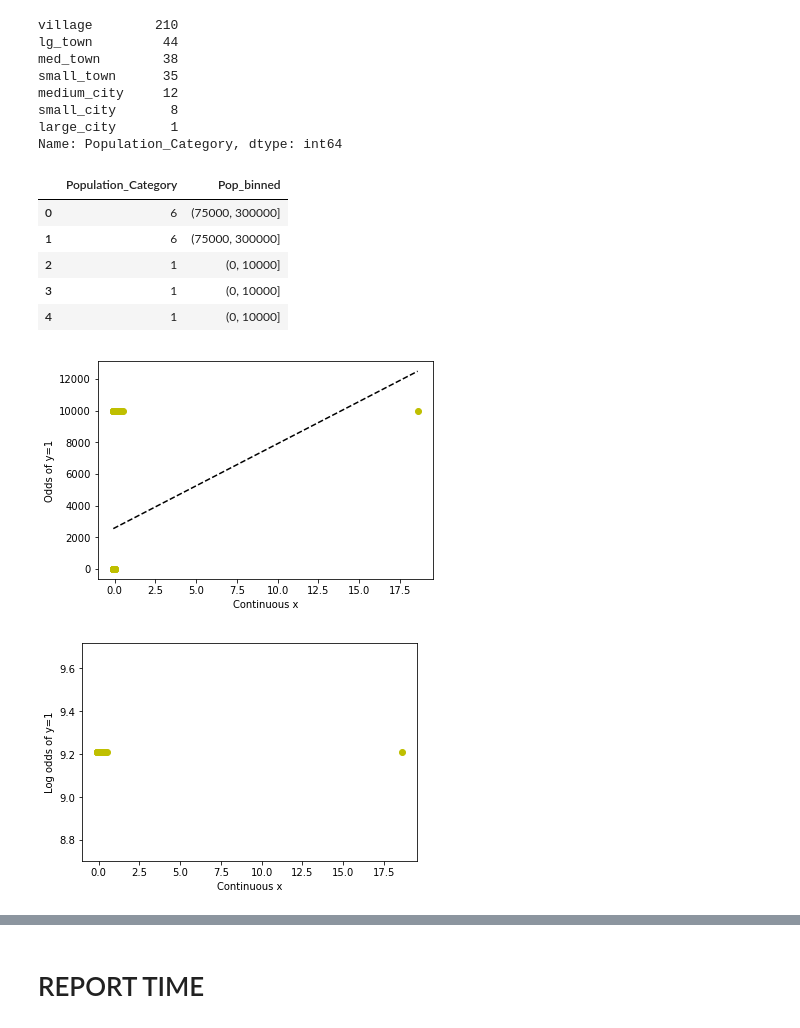
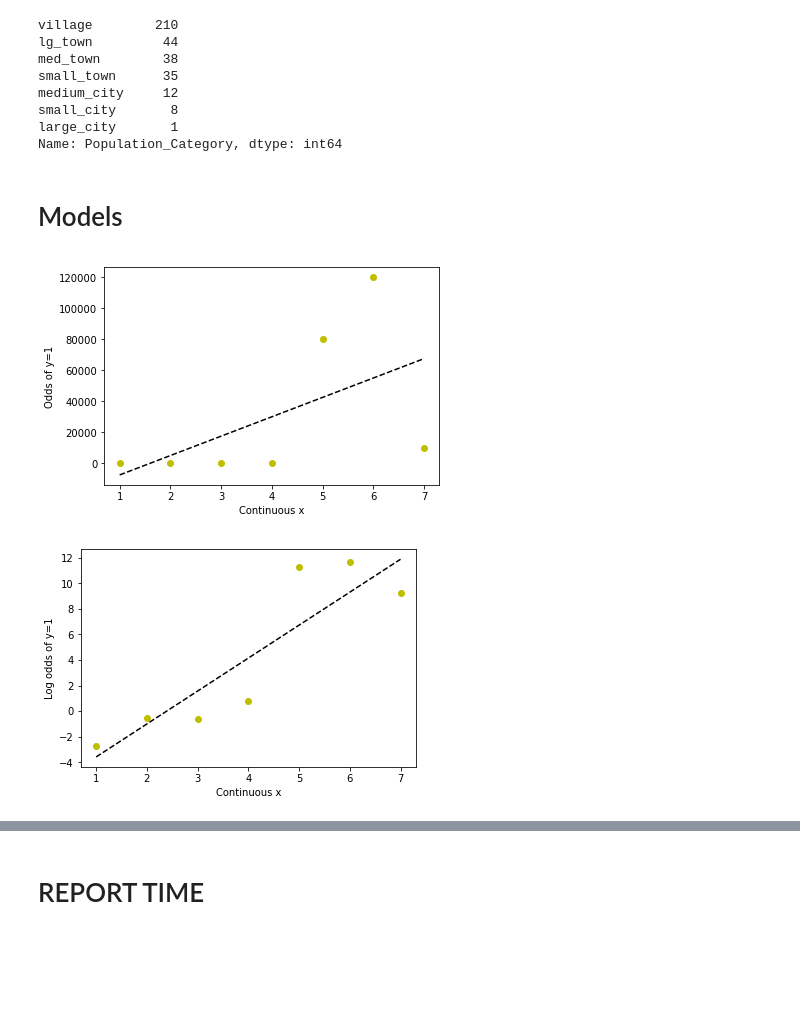
Before and after one commit to Schmidt8181/LogisticRegression, a Jupyter notebook: Logistic_Regression_Challenge.ipynb, the cells around one changed output, grey strips where cells are left out. Saved outputs shown, nothing was run; the diff lists cells and outputs as text; code cells hidden in the pictures; blank space fills up the shorter version.

```diff
--- a/Logistic_Regression_Challenge.ipynb
+++ b/Logistic_Regression_Challenge.ipynb
@@ -114,10 +111,6 @@ scaled_crimes['Larceny-\ntheft'] = preprocessing.scale(raw_crimes['Larceny-\nthe
 scaled_crimes['Motor\nvehicle\ntheft'] = preprocessing.scale(raw_crimes['Motor\nvehicle\ntheft'])
 scaled_crimes['Rape'] = preprocessing.scale(raw_crimes['Rape'])
 scaled_crimes['Assault'] = preprocessing.scale(raw_crimes['Assault'])
-# %%
-scaled_crimes.drop(['City'], inplace=True, axis=1)
-# %%
-scaled_crimes.drop(['Assault'], inplace=True, axis=1)
 # %%
 from scipy.stats import mstats
 winsorized_Assault = mstats.winsorize(raw_crimes['Assault'], limits=[0.05, 0.05])
@@ -154,6 +147,18 @@ scaled_crimes['PopXBurglary'] = scaled_crimes['Population'] * scaled_crimes['Bur
 scaled_crimes['PopXLarceny'] = scaled_crimes['Population'] * scaled_crimes['Larceny-\ntheft']
 scaled_crimes['PopXMotorTheft'] = scaled_crimes['Population'] * scaled_crimes['Motor\nvehicle\ntheft']
 scaled_crimes['PopXRape'] = scaled_crimes['Population'] * scaled_crimes['Rape']
+scaled_crimes['RobXMurder'] = scaled_crimes['Robbery'] * scaled_crimes['Murder and\nnonnegligent\nmanslaughter']
+scaled_crimes['RapeXMurder'] = scaled_crimes['Rape'] * scaled_crimes['Murder and\nnonnegligent\nmanslaughter']
+scaled_crimes['LarcenyXMurder'] = scaled_crimes['Larceny-\ntheft'] * scaled_crimes['Murder and\nnonnegligent\nmanslaughter']
+scaled_crimes['BurglaryXMurder'] = scaled_crimes['Burglary'] * scaled_crimes['Murder and\nnonnegligent\nmanslaughter']
+scaled_crimes['RobberyXLarceny'] = scaled_crimes['Robbery'] * scaled_crimes['Larceny-\ntheft']
+scaled_crimes['BurglaryXLarceny'] = scaled_crimes['Burglary'] * scaled_crimes['Larceny-\ntheft']
+scaled_crimes['RapeXLarceny'] = scaled_crimes['Rape'] * scaled_crimes['Larceny-\ntheft']
+scaled_crimes['MotorTheftXLarceny'] = scaled_crimes['Motor\nvehicle\ntheft'] * scaled_crimes['Larceny-\ntheft']
+scaled_crimes['BurglaryXMotorTheft'] = scaled_crimes['Burglary'] * scaled_crimes['Motor\nvehicle\ntheft']
+scaled_crimes['RapeXRobbery'] = scaled_crimes['Rape'] * scaled_crimes['Robbery']
+scaled_crimes['RapeXBurglary'] = scaled_crimes['Rape'] * scaled_crimes['Burglary']
+scaled_crimes['RapeXMotorTheft'] = scaled_crimes['Rape'] * scaled_crimes['Motor\nvehicle\ntheft']
 # %% [markdown]
 ## split training and test sets
 # %%
@@ -261,8 +205,6 @@ medium_city     12
 small_city       8
 large_city       1
 Name: Population_Category, dtype: int64
-# %%
-new_df['Pop_binned'] = pd.cut(raw_pop, bins=bins)
 # %%
 cleanup_nums = {'Population_Category':     {'village': 1,
                                             'small_town': 2,
@@ -273,43 +215,36 @@ cleanup_nums = {'Population_Category':     {'village': 1,
                                             'large_city': 7}}
 # %%
 new_df.replace(cleanup_nums, inplace=True)
-# %%
-new_df.head()
-# %% [output]
-|  | Population_Category | Pop_binned |
-| 0 | 6 | (75000, 300000] |
-| 1 | 6 | (75000, 300000] |
-| 2 | 1 | (0, 10000] |
-| 3 | 1 | (0, 10000] |
-| 4 | 1 | (0, 10000] |
+# %% [markdown]
+# Models
 # %%
 x = new_df['Population_Category']
 bin_y = scaled_crimes['Assault_Category']
 
 xvals = np.unique(x)
 
 yodds = []
 for xi in xvals:
     y1_ct = bin_y[x == xi].sum()
     y0_ct = len(bin_y[x == xi]) - y1_ct +.0001
     yodds.append((y1_ct / y0_ct))
 
 fit = np.polyfit(xvals, yodds, 1)
 fit_fn = np.poly1d(fit)
 
 plt.plot(xvals, yodds, 'yo', xvals, fit_fn(xvals), '--k')
 plt.xlabel('Continuous x')
 plt.ylabel('Odds of y=1')
 plt.show()
 
 ln_yodds = np.log(yodds)
-fit = np.polyfit(xvals, ln_yodds, 1)
-fit_fn = np.poly1d(fit)
+fit2 = np.polyfit(xvals, ln_yodds, 1)
+fit_fn2 = np.poly1d(fit2)
 
-plt.plot(xvals, ln_yodds, 'yo', xvals, fit_fn(xvals), '--k')
+plt.plot(xvals, ln_yodds, 'yo', xvals, fit_fn2(xvals), '--k')
 plt.xlabel('Continuous x')
 plt.ylabel('Log odds of y=1')
 plt.show()
 # %% [output]
-[figure, old version]
+[figure, new version]
-[figure, old version]
+[figure, new version]
```
Also changed, not shown: parts of 23 cells of this notebook.
